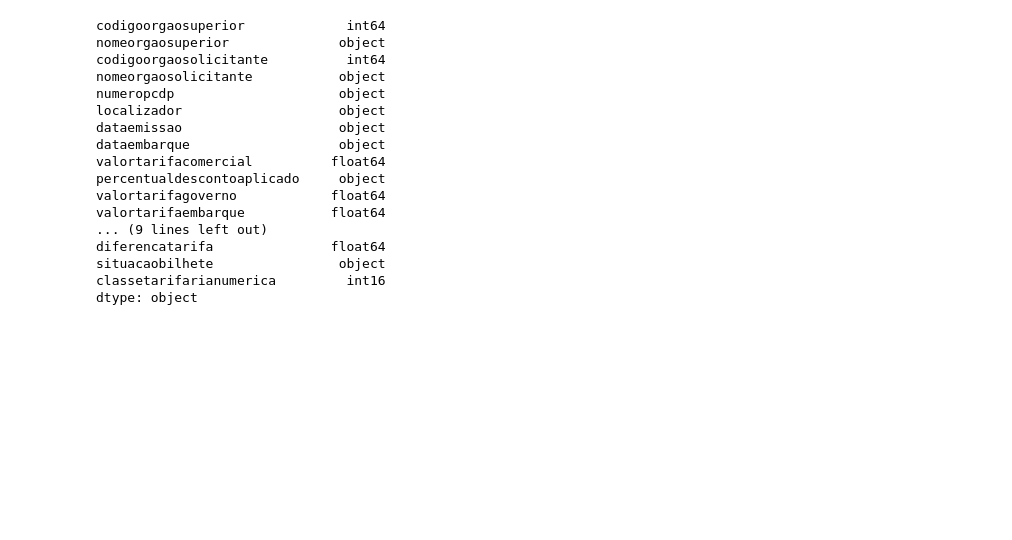
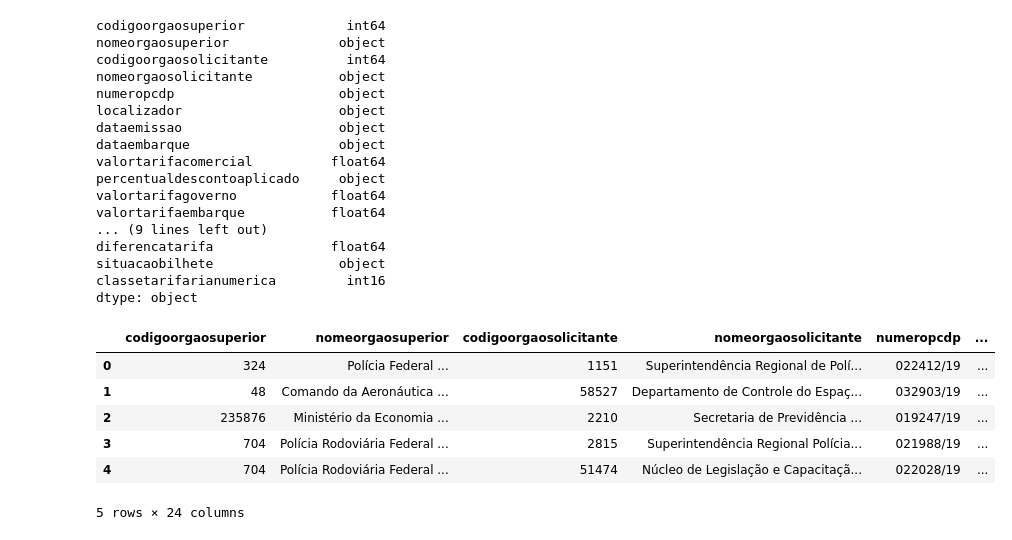
Before and after one commit to Rproc/viagens_portal, a Jupyter notebook: viagens/Teste.ipynb, the cells around one changed output. Cells and saved outputs as stored; diff of their text form; code cells hidden in the pictures; blank space fills up the shorter version.

```diff
--- a/viagens/Teste.ipynb
+++ b/viagens/Teste.ipynb
@@ -106,3 +106,13 @@ diferencatarifa               float64
 situacaobilhete                object
 classetarifarianumerica         int16
 dtype: object
+# %%
+movies.head()
+# %% [output]
+|  | codigoorgaosuperior | nomeorgaosuperior | codigoorgaosolicitante | nomeorgaosolicitante | numeropcdp | ... |
+| 0 | 324 | Polícia Federal ... | 1151 | Superintendência Regional de Polí... | 022412/19 | ... |
+| 1 | 48 | Comando da Aeronáutica ... | 58527 | Departamento de Controle do Espaç... | 032903/19 | ... |
+| 2 | 235876 | Ministério da Economia ... | 2210 | Secretaria de Previdência ... | 019247/19 | ... |
+| 3 | 704 | Polícia Rodoviária Federal ... | 2815 | Superintendência Regional Polícia... | 021988/19 | ... |
+| 4 | 704 | Polícia Rodoviária Federal ... | 51474 | Núcleo de Legislação e Capacitaçã... | 022028/19 | ... |
+5 rows × 24 columns
```
Also changed, not shown: parts of 6 cells of this notebook, 2 other files.
